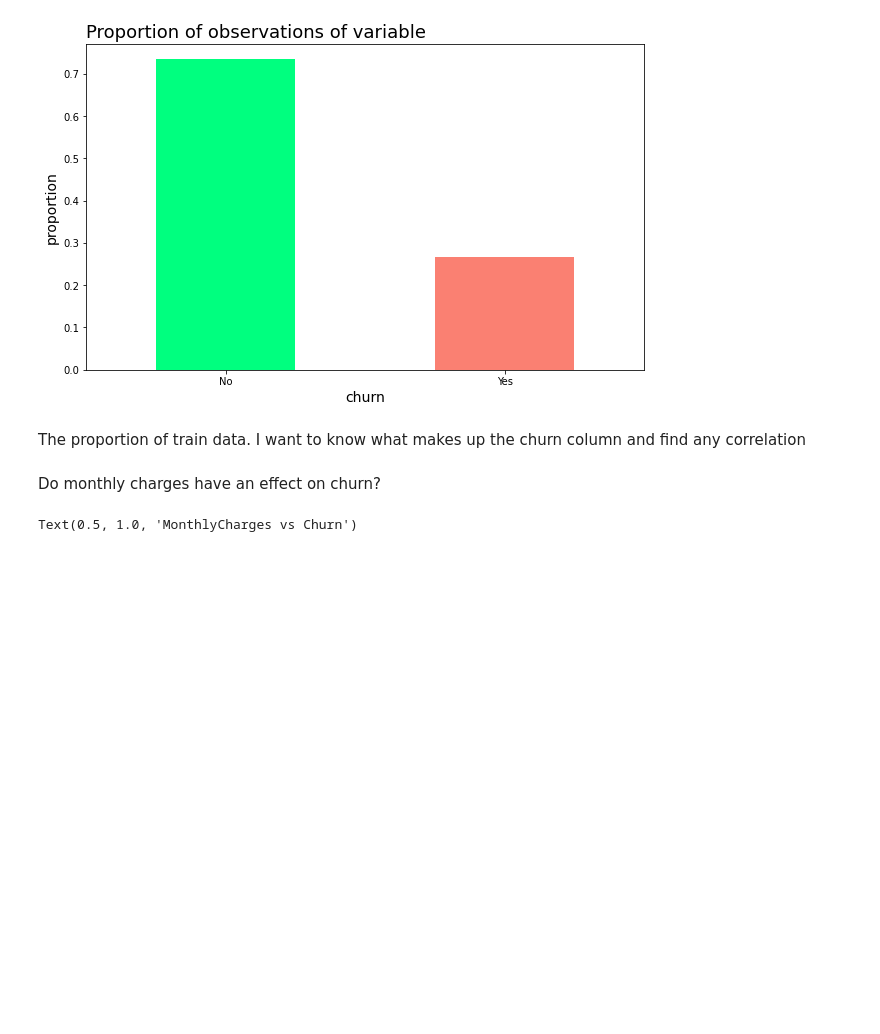
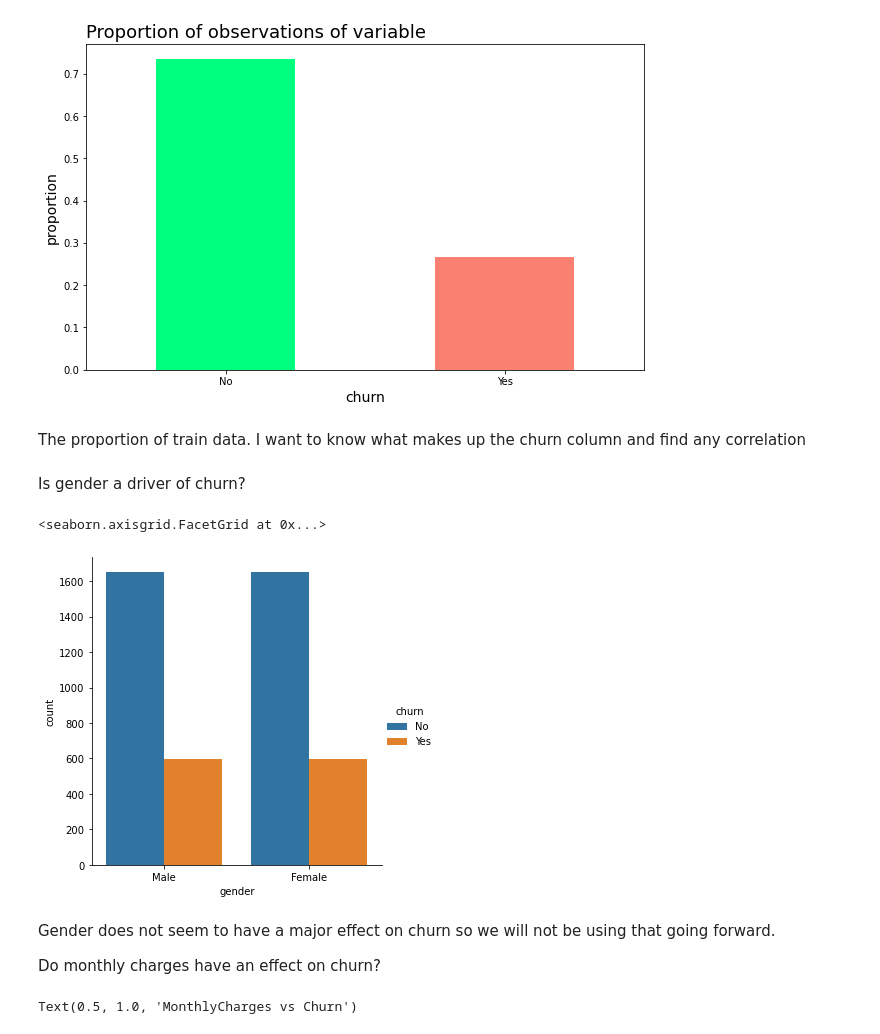
Before and after one commit to lindyc12/telco_project-, a Jupyter notebook: Telco_report.ipynb, the cells around one changed output. Drawn from its saved outputs; the diff is of its cells as text; code cells hidden in the pictures; blank space fills up the shorter version.

```diff
--- a/Telco_report.ipynb
+++ b/Telco_report.ipynb
@@ -83,6 +95,18 @@ ax.tick_params(rotation='auto')
 [figure]
 # %% [markdown]
 The proportion of train data. I want to know what makes up the churn column and find any correlation
-# %% [markdown]
-Do monthly charges have an effect on churn?
+# %% [markdown]
+Is gender a driver of churn?
+# %%
+# churn by gender
+sns.catplot(x="gender", kind="count", hue="churn", data=train,
+                  estimator=lambda x: sum(x==0)*100.0/len(x))
+# %% [output]
+<seaborn.axisgrid.FacetGrid at 0x...>
+[figure, added]
+# %% [markdown]
+Gender does not seem to have a major effect on churn so we will not be using that going forward.
+
+
+Do monthly charges have an effect on churn?
 # %%
```
Also changed, not shown: parts of 39 cells of this notebook.
